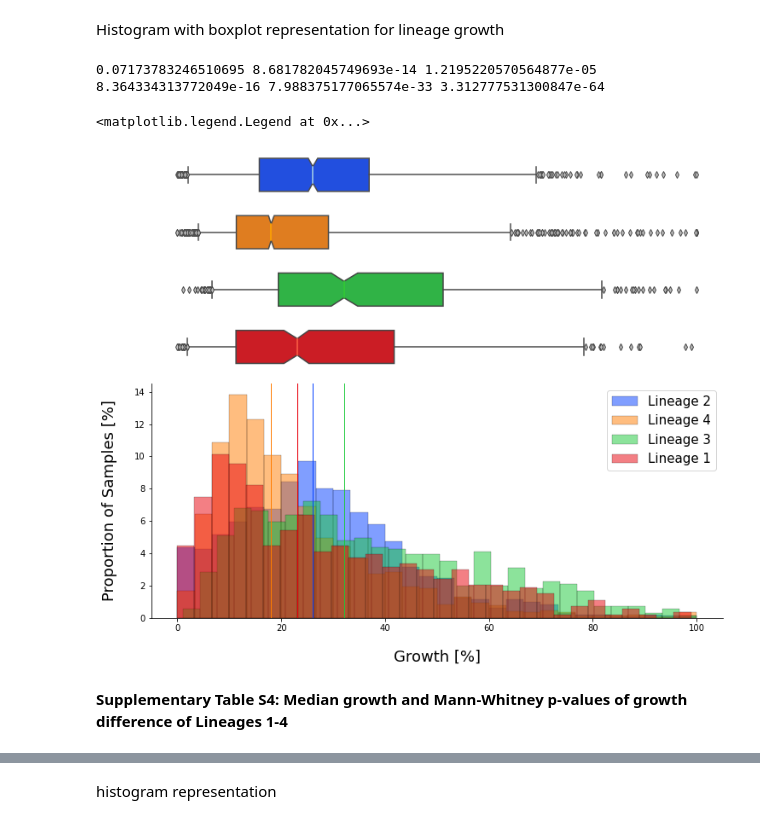
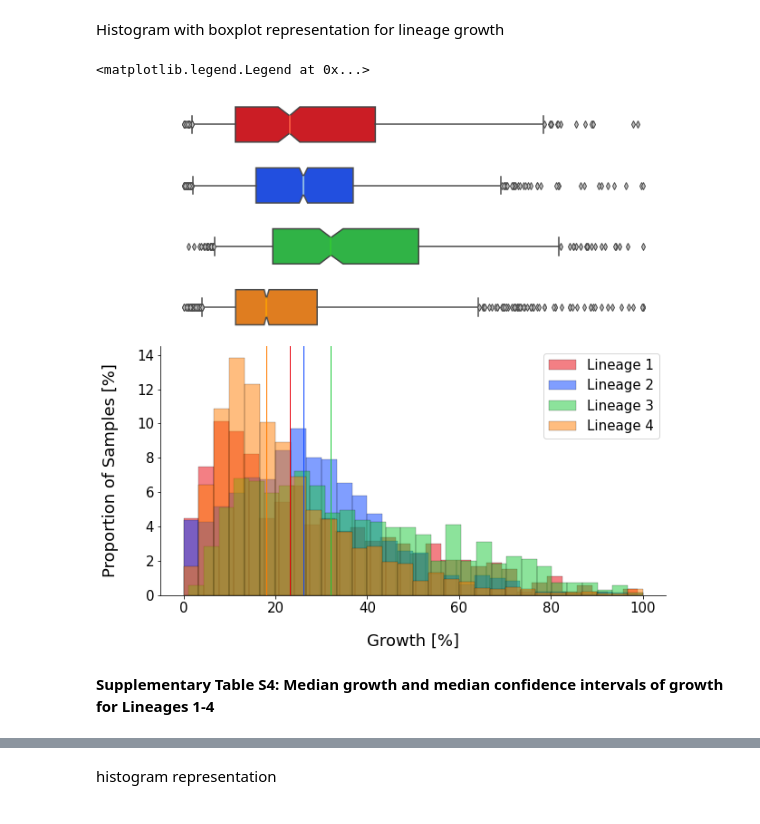
Before and after one commit to fowler-lab/tb-rnap-compensation, a Jupyter notebook: Recreate_figures_paper.ipynb, the cells around one changed output, grey strips where cells are left out. Saved outputs shown, nothing was run; the diff lists cells and outputs as text; code cells hidden in the pictures.

```diff
--- a/Recreate_figures_paper.ipynb
+++ b/Recreate_figures_paper.ipynb
@@ -1027,21 +885,21 @@ colors = palette("bright")
 condition = GENOMES.WGS_PREDICTION_STRING.str[0:4].isin(['SSSS'])
 
 #load growth data for lineages
+lineage1 = GENOMES[(condition) & (GENOMES.MYKROBE_LINEAGE_NAME_1 == 'Lineage 1')].index.to_series()
+data1 = PLATES[(PLATES.UNIQUEID.isin(lineage1.values.tolist()))].IM_POS_AVERAGE
+data1.dropna(inplace = True)
+
 lineage2 = GENOMES[(condition) & (GENOMES.MYKROBE_LINEAGE_NAME_1 == 'Lineage 2')].index.to_series()
 data2 = PLATES[(PLATES.UNIQUEID.isin(lineage2.values.tolist()))].IM_POS_AVERAGE
 data2.dropna(inplace = True)
 
+lineage3 = GENOMES[(condition) & (GENOMES.MYKROBE_LINEAGE_NAME_1 == 'Lineage 3')].index.to_series()
+data3 = PLATES[(PLATES.UNIQUEID.isin(lineage3.values.tolist()))].IM_POS_AVERAGE
+data3.dropna(inplace = True)
+
 lineage4 = GENOMES[(condition) & (GENOMES.MYKROBE_LINEAGE_NAME_1 == 'Lineage 4')].index.to_series()
 data4 = PLATES[(PLATES.UNIQUEID.isin(lineage4.values.tolist()))].IM_POS_AVERAGE
 data4.dropna(inplace = True)
-
-lineage1 = GENOMES[(condition) & (GENOMES.MYKROBE_LINEAGE_NAME_1 == 'Lineage 1')].index.to_series()
-data1 = PLATES[(PLATES.UNIQUEID.isin(lineage1.values.tolist()))].IM_POS_AVERAGE
-data1.dropna(inplace = True)
-
-lineage3 = GENOMES[(condition) & (GENOMES.MYKROBE_LINEAGE_NAME_1 == 'Lineage 3')].index.to_series()
-data3 = PLATES[(PLATES.UNIQUEID.isin(lineage3.values.tolist()))].IM_POS_AVERAGE
-data3.dropna(inplace = True)
 
 #calculate p-values
 stat1, p1 = mannwhitneyu(data1, data2)
@@ -1050,8 +908,6 @@ stat3, p3 = mannwhitneyu(data1, data4)
 stat4, p4 = mannwhitneyu(data2, data3)
 stat5, p5 = mannwhitneyu(data2, data4)
 stat6, p6 = mannwhitneyu(data3, data4)
-
-print(p1, p2, p3, p4, p5, p6)
 
 #save p-value and median
 stats = []
@@ -1067,54 +923,51 @@ stats.append(['Lineage 4', lin4_boot[0], lin4_boot[1][0], lin4_boot[1][1], len(d
 #Plot histograms with boxplots
 
 fig, (ax_box1, ax_box2, ax_box3, ax_box4, ax_hist) = plt.subplots(5, sharex = True,
                                                 gridspec_kw = {"height_ratios": (0.15, 0.15, 0.15, 0.15, 0.85)})
 
-fig.set_size_inches(12, 10)
+fig.set_size_inches(10, 10)
+
+sns.histplot(data = data1, label="Lineage 1", color = colors[3], **hist_args)
+plt.axvline(data1.median(), color = colors[3], linewidth = 1)
 
 sns.histplot(data = data2, label="Lineage 2", color = colors[0], **hist_args)
 plt.axvline(data2.median(), color = colors[0], linewidth = 1)
 
+sns.histplot(data = data3, label="Lineage 3", color = colors[2], **hist_args)
+plt.axvline(data3.median(), color = colors[2], linewidth = 1)
+
 sns.histplot(data = data4, label="Lineage 4", color = colors[1], **hist_args)
 plt.axvline(data4.median(), color = colors[1], linewidth = 1)
 
-sns.histplot(data = data3, label="Lineage 3", color = colors[2], **hist_args)
-plt.axvline(data3.median(), color = colors[2], linewidth = 1)
-
-sns.histplot(data = data1, label="Lineage 1", color = colors[3], **hist_args)
-plt.axvline(data1.median(), color = colors[3], linewidth = 1)
-
-# plt.text(x = resistant.median()-1.8, y = 13, s='***', size = 15)
-
-# plt.text(x = resistant_CM.median()-1.8, y = 13, s='***', size = 15)
-
-sns.boxplot(data2, ax = ax_box1, color = colors[0], medianprops={"color": "LightBlue"},
+sns.boxplot(data1, ax = ax_box1, color = colors[3], medianprops={"color": "tomato"},
+            usermedians = [lin1_boot[0]], conf_intervals = [lin1_boot[1]],**box_args)
+sns.boxplot(data2, ax = ax_box2, color = colors[0], medianprops={"color": "LightBlue"},
             usermedians = [lin2_boot[0]], conf_intervals = [lin2_boot[1]], **box_args)
-sns.boxplot(data4, ax = ax_box2, color = colors[1], medianprops={"color": "Orange"},
-            usermedians = [lin4_boot[0]], conf_intervals = [lin4_boot[1]],**box_args)
 sns.boxplot(data3, ax = ax_box3, color = colors[2], medianprops={"color": "LimeGreen"},
             usermedians = [lin3_boot[0]], conf_intervals = [lin3_boot[1]],**box_args)
-sns.boxplot(data1, ax = ax_box4, color = colors[3], medianprops={"color": "tomato"},
-            usermedians = [lin1_boot[0]], conf_intervals = [lin1_boot[1]],**box_args)
+sns.boxplot(data4, ax = ax_box4, color = colors[1], medianprops={"color": "Orange"},
+            usermedians = [lin4_boot[0]], conf_intervals = [lin4_boot[1]],**box_args)
 
 #Despine plots
 sns.despine(top = True, right=True, left = False, bottom = False, offset = False, trim = False)
 
 axes = [ax_box1, ax_box2, ax_box3, ax_box4]
 for ax in axes:
     sns.despine(ax = ax, top = True, right=True, left = True, bottom = True, offset = False, trim = False)
     ax.tick_params(left=False, bottom=False)
     ax.set(yticklabels=[])
     ax.set(xlabel='')
 
 plt.xlabel("Growth [%]", size = 18, labelpad = 20)
+plt.xticks(fontsize = 15)
 plt.ylabel("Proportion of Samples [%]", size = 18, labelpad = 20)
+plt.yticks(fontsize = 15)
 plt.legend(loc = 'upper right', fontsize = 15)
 # %% [output]
-0.07173783246510695 8.681782045749693e-14 1.2195220570564877e-05 8.364334313772049e-16 7.988375177065574e-33 3.312777531300847e-64
+<matplotlib.legend.Legend at 0x...>
-<matplotlib.legend.Legend at 0x...>
-[figure, old version]
+[figure, new version]
 # %% [markdown]
-**Supplementary Table S4: Median growth and Mann-Whitney p-values of growth difference of Lineages 1-4**
+**Supplementary Table S4: Median growth and median confidence intervals of growth for Lineages 1-4**
 # %%
 table = pandas.DataFrame(stats, columns = ['Lineage', 'median growth [%]', 'CI low', 'CI high', 'n'], index = None)
 
```
Also changed, not shown: parts of 27 cells of this notebook.
